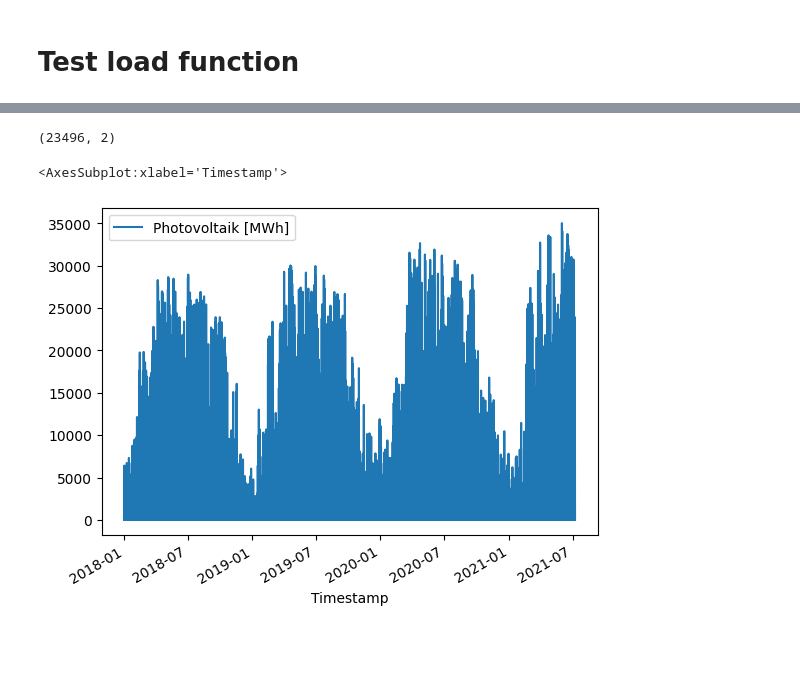
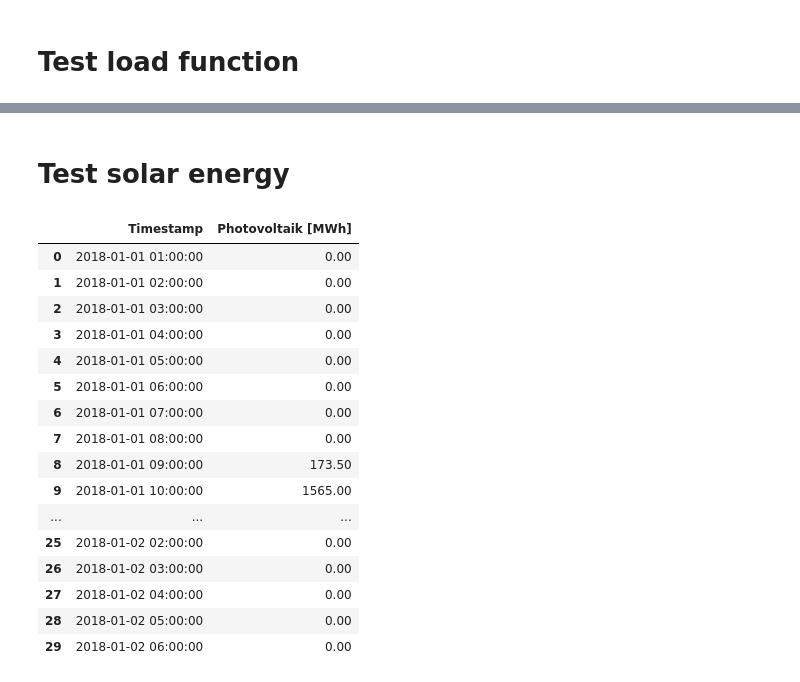
Before and after one commit to Arassc/energy-analysis-and-predictions, a Jupyter notebook: notebooks/load_green_energy_data.ipynb, the cells around one changed output, grey strips where cells are left out. Saved outputs shown, nothing was run; the diff lists cells and outputs as text; code cells hidden in the pictures; blank space fills up the shorter version.

```diff
--- a/notebooks/load_green_energy_data.ipynb
+++ b/notebooks/load_green_energy_data.ipynb
@@ -404,9 +401,22 @@ dtype: object
-# %%
-solar_energy.shape
-# %% [output]
-(23496, 2)
-# %%
-solar_energy.plot(x='Timestamp', y='Photovoltaik [MWh]')
-# %% [output]
-<AxesSubplot:xlabel='Timestamp'>
-[figure, removed]
+# %% [markdown]
+# Test solar energy
+# %%
+solar_energy.head(n=30)
+# %% [output]
+|  | Timestamp | Photovoltaik [MWh] |
+| 0 | 2018-01-01 01:00:00 | 0.00 |
+| 1 | 2018-01-01 02:00:00 | 0.00 |
+| 2 | 2018-01-01 03:00:00 | 0.00 |
+| 3 | 2018-01-01 04:00:00 | 0.00 |
+| 4 | 2018-01-01 05:00:00 | 0.00 |
+| 5 | 2018-01-01 06:00:00 | 0.00 |
+| 6 | 2018-01-01 07:00:00 | 0.00 |
+| 7 | 2018-01-01 08:00:00 | 0.00 |
+| 8 | 2018-01-01 09:00:00 | 173.50 |
+| 9 | 2018-01-01 10:00:00 | 1565.00 |
+| ... | ... | ... |
+| 25 | 2018-01-02 02:00:00 | 0.00 |
+| 26 | 2018-01-02 03:00:00 | 0.00 |
+| 27 | 2018-01-02 04:00:00 | 0.00 |
+| 28 | 2018-01-02 05:00:00 | 0.00 |
+| 29 | 2018-01-02 06:00:00 | 0.00 |
```
Also changed, not shown: parts of 23 cells of this notebook, 4 other files.
